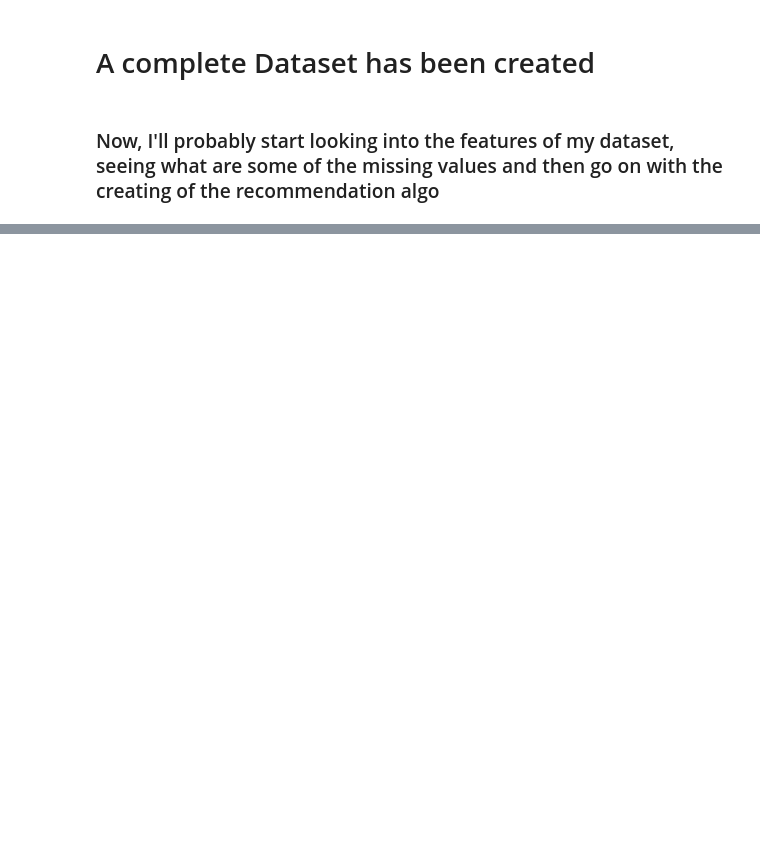
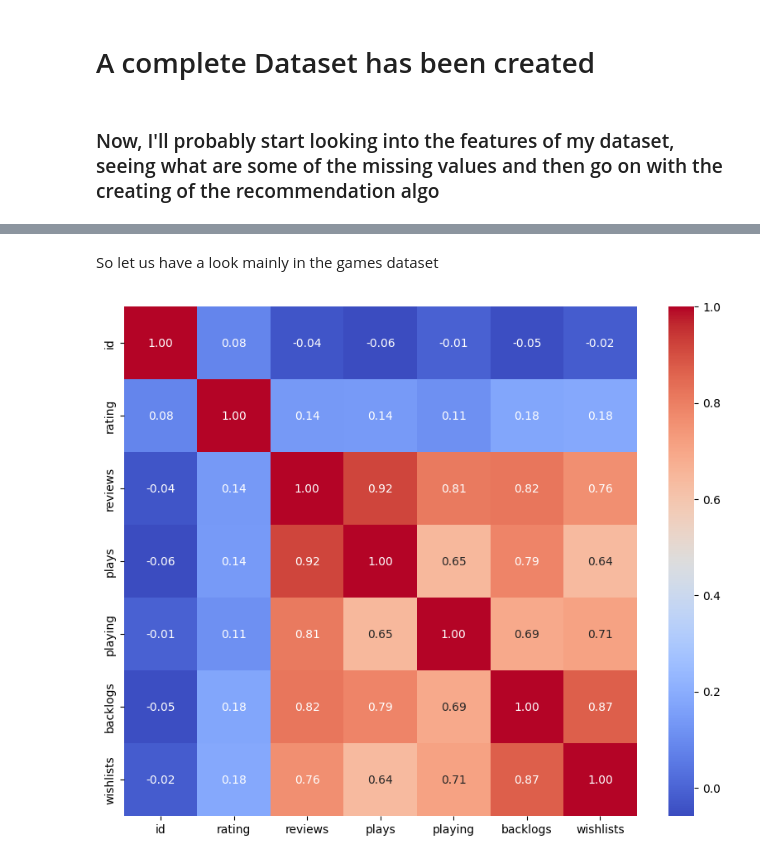
Before and after one commit to Mihail-kenarov/Video_Games_Recommendation_ML, a Jupyter notebook: VGRecommendations.ipynb, the cells around one changed output, grey strips where cells are left out. Cells and saved outputs as stored; diff of their text form; code cells hidden in the pictures; blank space fills up the shorter version.

```diff
--- a/VGRecommendations.ipynb
+++ b/VGRecommendations.ipynb
@@ -330,0 +413,16 @@ merged_df.head(16)
+# %% [markdown]
+So let us have a look mainly in the games dataset
+# %%
+# Drop the 'name' and 'date' columns
+df_smaller_heatmap = df_games.drop(['name', 'date','description'], axis=1)
+
+# Compute correlations
+corr = df_smaller_heatmap.corr()
+
+# Create a heatmap
+plt.figure(figsize=(10, 8))
+sns.heatmap(corr, annot=True, fmt=".2f", cmap='coolwarm')
+
+plt.show()
+# %% [output]
+[figure, added]
```
Also changed, not shown: parts of 14 cells of this notebook, 5 other files.
